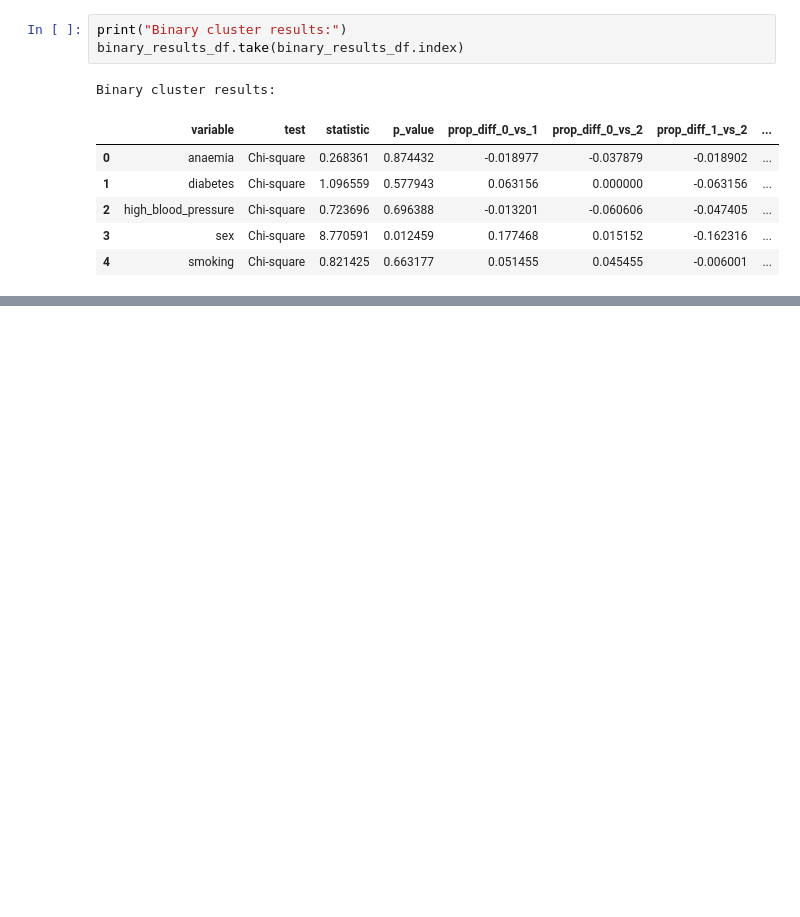
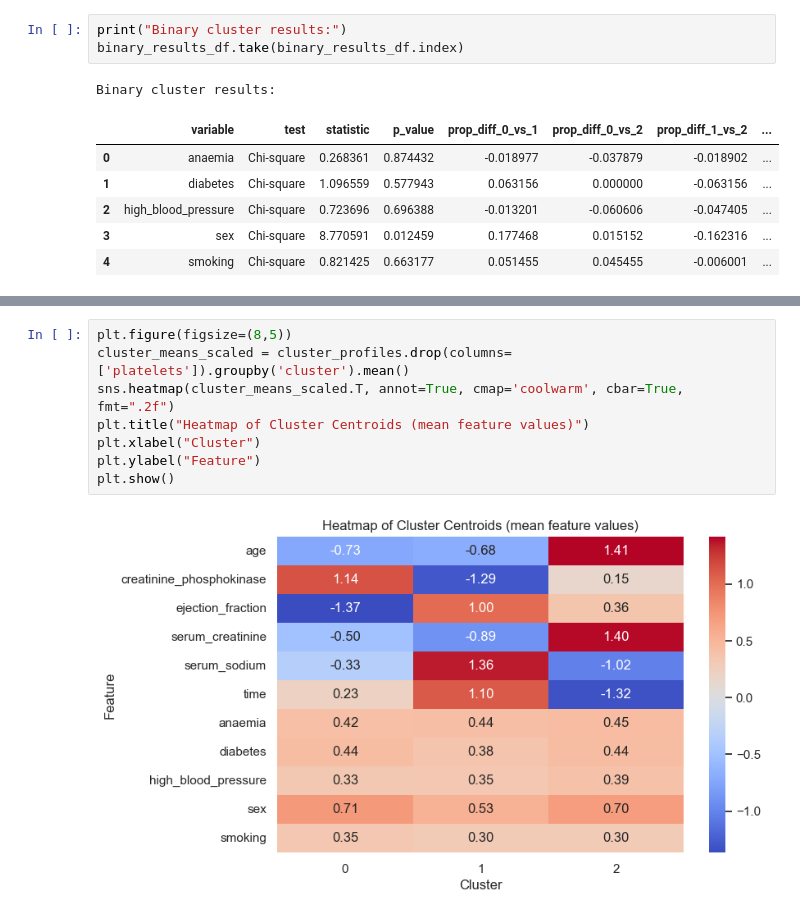
Before and after one commit to Abudo-S/HeartDiseaseClustering, a Jupyter notebook: ClusterAssignment.ipynb, the cells around one changed output, grey strips where cells are left out. Saved outputs shown, nothing was run; the diff lists cells and outputs as text; blank space fills up the shorter version.

```diff
--- a/ClusterAssignment.ipynb
+++ b/ClusterAssignment.ipynb
@@ -636,0 +748,10 @@ Binary cluster results:
+# %%
+plt.figure(figsize=(8,5))
+cluster_means_scaled = cluster_profiles.drop(columns=['platelets']).groupby('cluster').mean()
+sns.heatmap(cluster_means_scaled.T, annot=True, cmap='coolwarm', cbar=True, fmt=".2f")
+plt.title("Heatmap of Cluster Centroids (mean feature values)")
+plt.xlabel("Cluster")
+plt.ylabel("Feature")
+plt.show()
+# %% [output]
+[figure, added]
```
Also changed, not shown: parts of 18 cells of this notebook.
